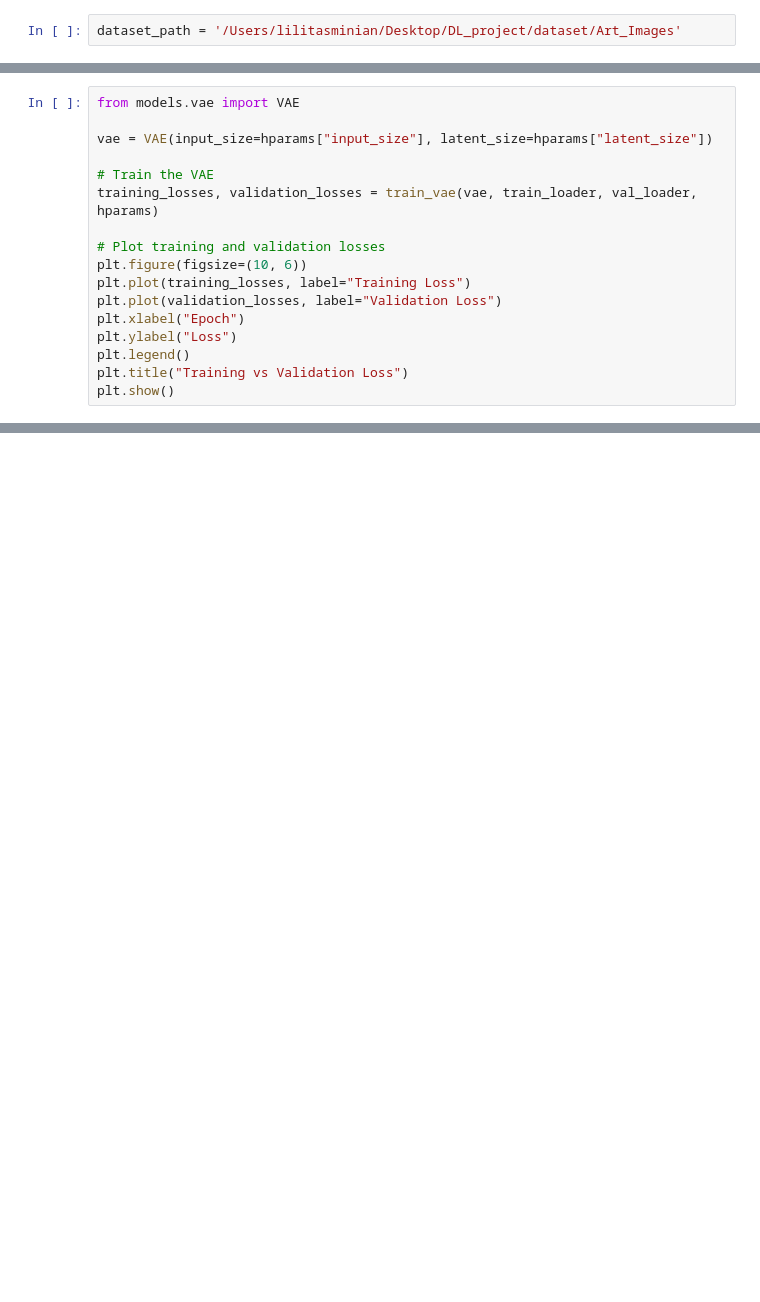
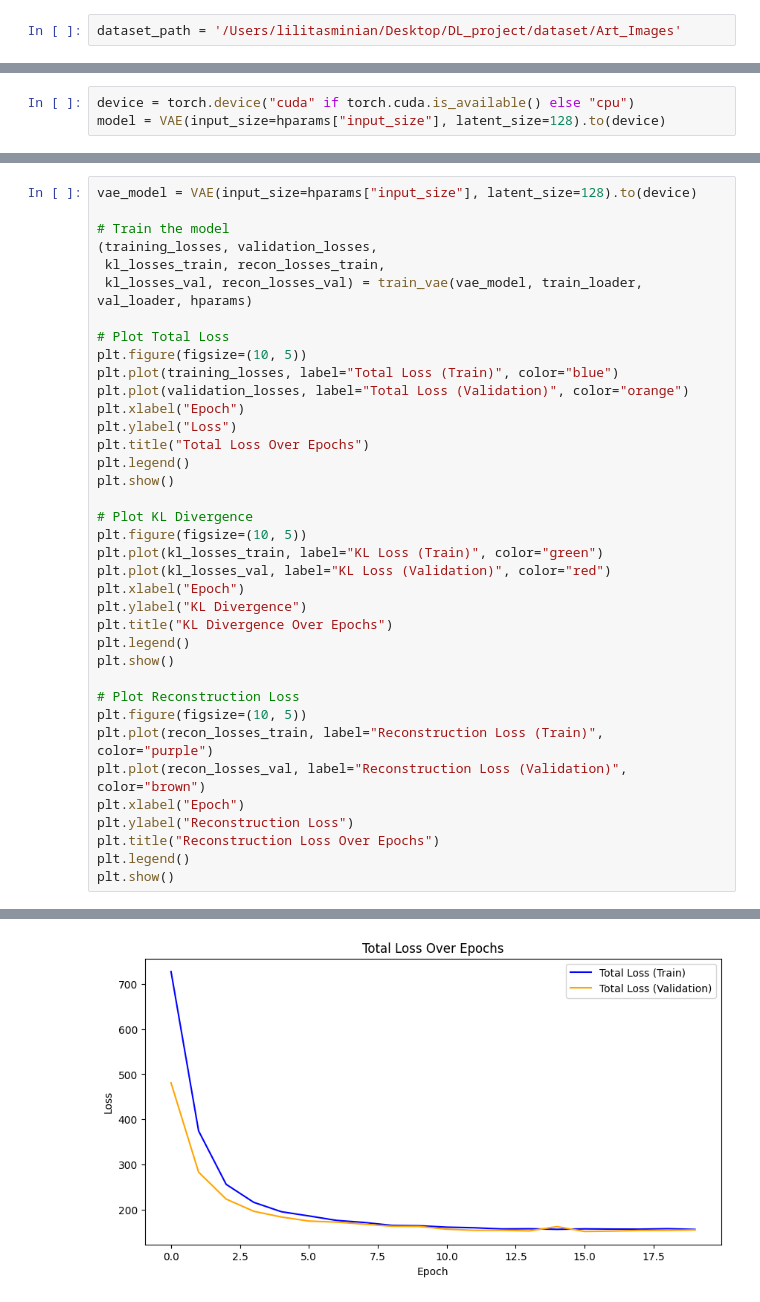
Before and after one commit to LilitAsminian/Deep-Learning, a Jupyter notebook: vae_cvae.ipynb, the cells around one changed output, grey strips where cells are left out. Saved outputs shown, nothing was run; the diff lists cells and outputs as text; blank space fills up the shorter version.

```diff
--- a/vae_cvae.ipynb
+++ b/vae_cvae.ipynb
@@ -130 +254,4 @@ plt.show()
+# %%
+device = torch.device("cuda" if torch.cuda.is_available() else "cpu")
+model = VAE(input_size=hparams["input_size"], latent_size=128).to(device)
 # %%
@@ -193,17 +337,0 @@ def train_vae(model, train_loader, val_loader, hparams):
-# %%
-from models.vae import VAE
-
-vae = VAE(input_size=hparams["input_size"], latent_size=hparams["latent_size"])
-
-# Train the VAE
-training_losses, validation_losses = train_vae(vae, train_loader, val_loader, hparams)
-
-# Plot training and validation losses
-plt.figure(figsize=(10, 6))
-plt.plot(training_losses, label="Training Loss")
-plt.plot(validation_losses, label="Validation Loss")
-plt.xlabel("Epoch")
-plt.ylabel("Loss")
-plt.legend()
-plt.title("Training vs Validation Loss")
-plt.show()
@@ -223,0 +338,38 @@ Epoch [12/20], Training Loss: 7172.5528, Validation Loss: 7082.2537, Beta: 1.00
+# %%
+vae_model = VAE(input_size=hparams["input_size"], latent_size=128).to(device)
+
+# Train the model
+(training_losses, validation_losses,
+ kl_losses_train, recon_losses_train,
+ kl_losses_val, recon_losses_val) = train_vae(vae_model, train_loader, val_loader, hparams)
+
+# Plot Total Loss
+plt.figure(figsize=(10, 5))
+plt.plot(training_losses, label="Total Loss (Train)", color="blue")
+plt.plot(validation_losses, label="Total Loss (Validation)", color="orange")
+plt.xlabel("Epoch")
+plt.ylabel("Loss")
+plt.title("Total Loss Over Epochs")
+plt.legend()
+plt.show()
+
+# Plot KL Divergence
+plt.figure(figsize=(10, 5))
+plt.plot(kl_losses_train, label="KL Loss (Train)", color="green")
+plt.plot(kl_losses_val, label="KL Loss (Validation)", color="red")
+plt.xlabel("Epoch")
+plt.ylabel("KL Divergence")
+plt.title("KL Divergence Over Epochs")
+plt.legend()
+plt.show()
+
+# Plot Reconstruction Loss
+plt.figure(figsize=(10, 5))
+plt.plot(recon_losses_train, label="Reconstruction Loss (Train)", color="purple")
+plt.plot(recon_losses_val, label="Reconstruction Loss (Validation)", color="brown")
+plt.xlabel("Epoch")
+plt.ylabel("Reconstruction Loss")
+plt.title("Reconstruction Loss Over Epochs")
+plt.legend()
+plt.show()
+# %% [output]
@@ -223,0 +396 @@ Epoch [12/20], Training Loss: 7172.5528, Validation Loss: 7082.2537, Beta: 1.00
+[figure, added]
```
Also changed, not shown: parts of 23 cells of this notebook, 20 other files.
